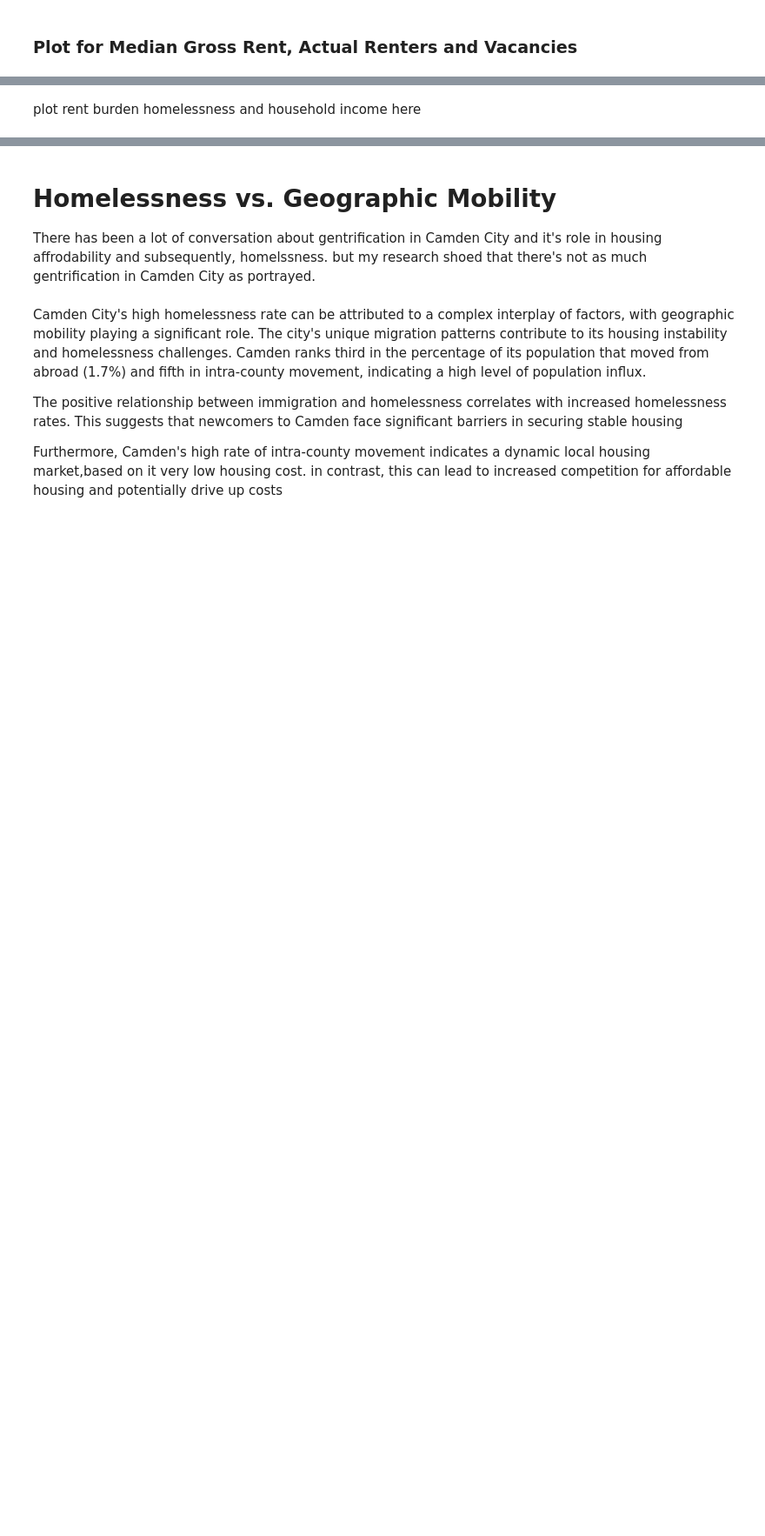
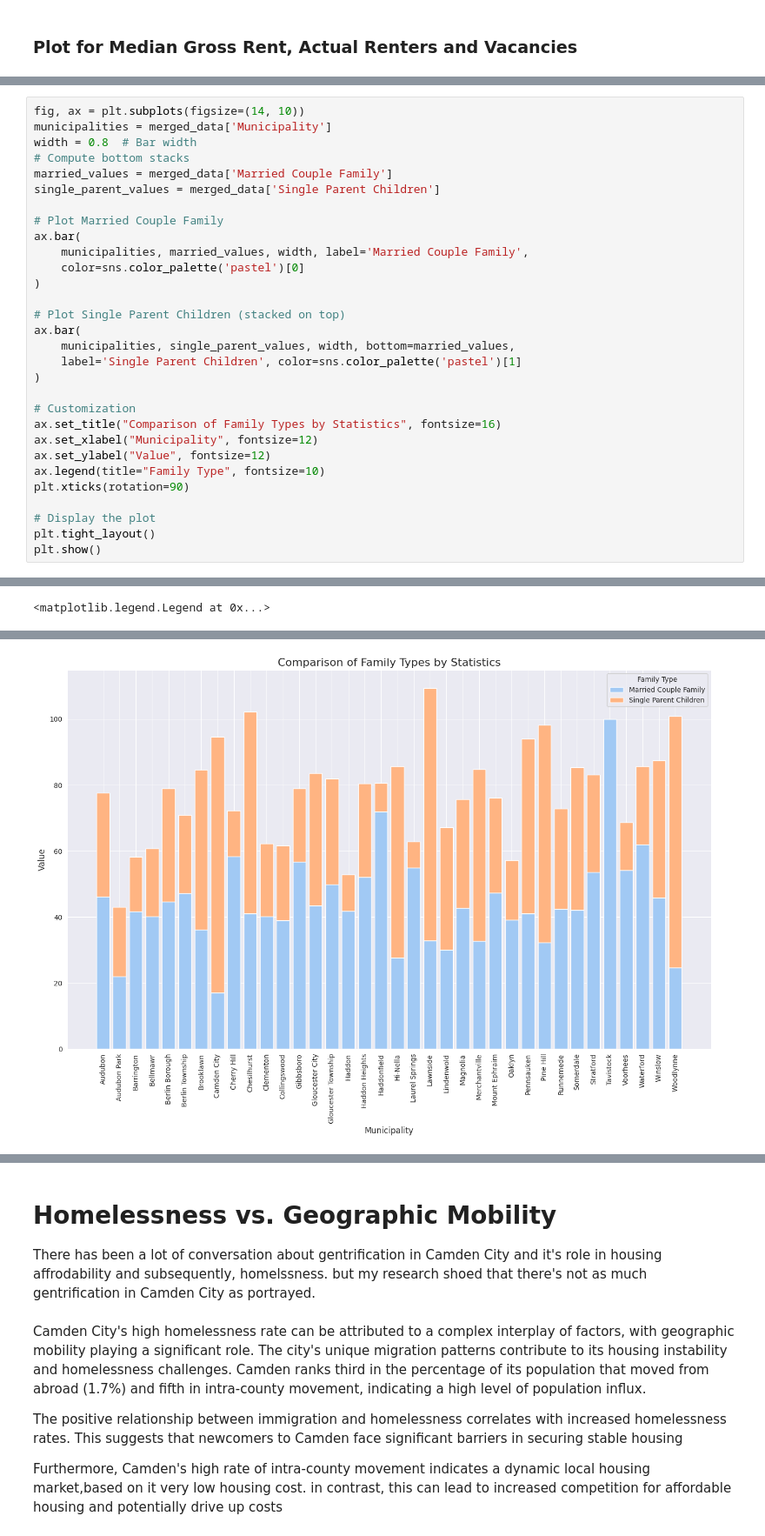
Before and after one commit to Funmiadebajo/GIS, a Jupyter notebook: PS4.ipynb, the cells around one changed output, grey strips where cells are left out. Shown at 87% size. Cells and saved outputs as stored; diff of their text form; blank space fills up the shorter version.

```diff
--- a/PS4.ipynb
+++ b/PS4.ipynb
@@ -747,2 +774,31 @@ Text(0.5, 1.0, 'Homelessness per 10000')
-# %% [markdown]
-plot rent burden homelessness and household income here
+# %%
+fig, ax = plt.subplots(figsize=(14, 10))
+municipalities = merged_data['Municipality']
+width = 0.8  # Bar width
+# Compute bottom stacks
+married_values = merged_data['Married Couple Family']
+single_parent_values = merged_data['Single Parent Children']
+
+# Plot Married Couple Family
+ax.bar(
+    municipalities, married_values, width, label='Married Couple Family',
+    color=sns.color_palette('pastel')[0]
+)
+
+# Plot Single Parent Children (stacked on top)
+ax.bar(
+    municipalities, single_parent_values, width, bottom=married_values,
+    label='Single Parent Children', color=sns.color_palette('pastel')[1]
+)
+
+# Customization
+ax.set_title("Comparison of Family Types by Statistics", fontsize=16)
+ax.set_xlabel("Municipality", fontsize=12)
+ax.set_ylabel("Value", fontsize=12)
+ax.legend(title="Family Type", fontsize=10)
+plt.xticks(rotation=90)
+
+# Display the plot
+plt.tight_layout()
+plt.show()
+# %% [output]
@@ -748,0 +810 @@ plot rent burden homelessness and household income here
+<matplotlib.legend.Legend at 0x...>
@@ -748,0 +828 @@ plot rent burden homelessness and household income here
+[figure, added]
```
Also changed, not shown: parts of 29 cells of this notebook.
